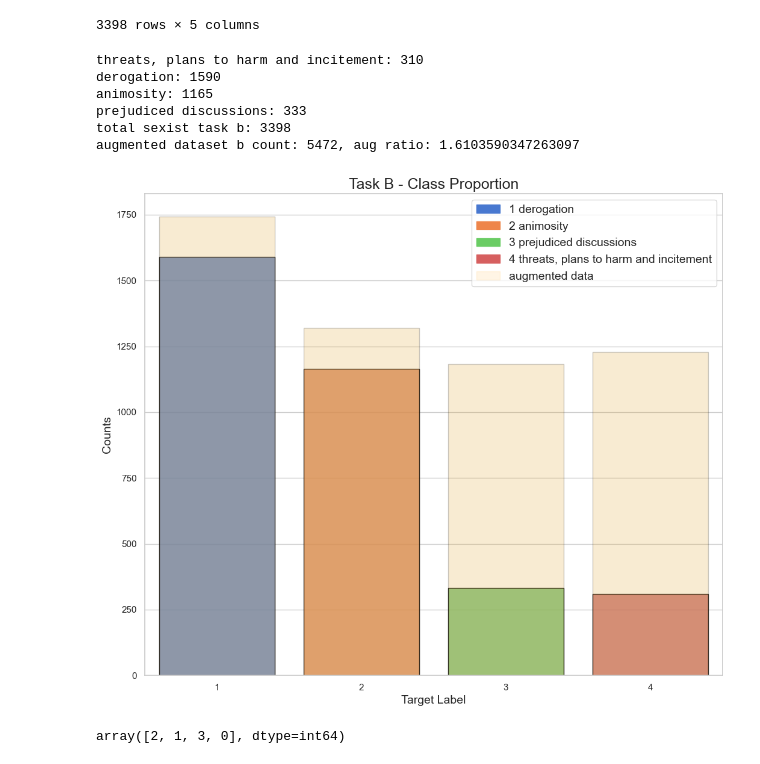
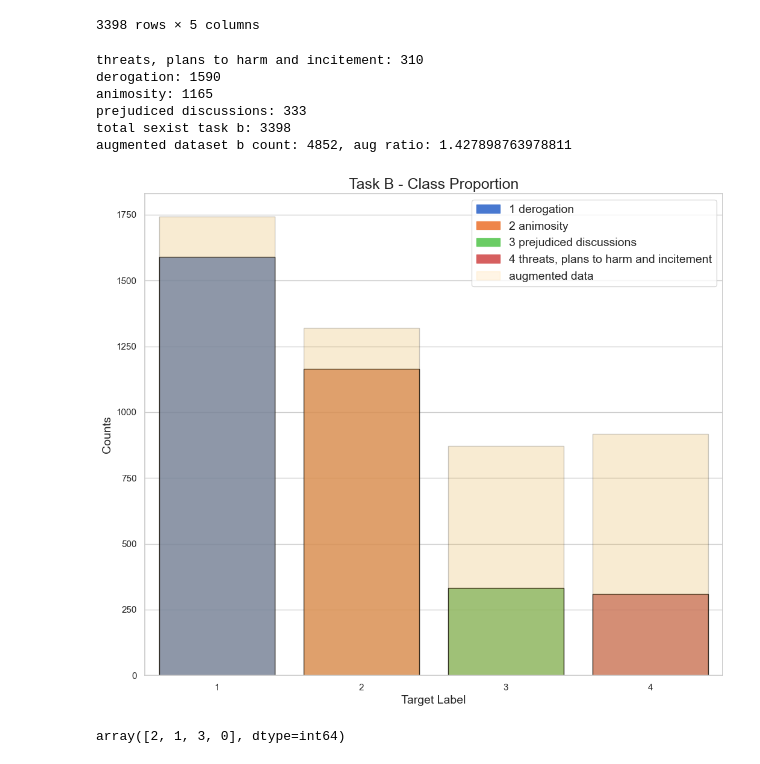
Before and after one commit to AxelBogos/SemEval-Edos, a Jupyter notebook: notebooks/5_ab_final-report-plots-data-aug.ipynb, the cells around one changed output. Saved outputs shown, nothing was run; the diff lists cells and outputs as text; code cells hidden in the pictures.

```diff
--- a/notebooks/5_ab_final-report-plots-data-aug.ipynb
+++ b/notebooks/5_ab_final-report-plots-data-aug.ipynb
@@ -128,7 +128,7 @@ print(f"total sexist task b: {len(pd.concat([b1, b2, b3, b4]))}")
 
 aug_task_b = pd.concat([train_task_b,
                         b1_aug_insertion,
-                        b1_aug_syn.sample(int(len(b1)*1)),
+                        b1_aug_syn.sample(int(len(b1)*0)),
                         b1_aug_swap.sample(int(len(b1)*0)),
 
                         b2_aug_insertion.sample(int(len(b2)*0)),
@@ -137,7 +137,7 @@ aug_task_b = pd.concat([train_task_b,
                         b3_aug_insertion.sample(int(len(b3)*0)),
                         b3_aug_syn.sample(int(len(b3)*0)),
 
-                        b4_aug_syn.sample(int(len(b1)*1)),
+                        b4_aug_syn.sample(int(len(b1)*0)),
                         b4_aug_insertion.sample(int(len(b1)*1)),
                         b4_aug_swap.sample(int(len(b4)*0)),
 
@@ -170,35 +170,35 @@ counts1 = counts1.reindex([1,2,3,0])
 # Create a bar plot using Seaborn
 palette = sns.color_palette("muted")
 sns.barplot(x=counts.index, y=counts.values, order=counts.index, palette=palette,
             edgecolor="black", alpha=0.8)
 
 sns.barplot(x=counts1.index, y=counts1.values, order=counts1.index, color='orange',
             edgecolor="black", alpha=0.2)
 
 labels = ['1 derogation', '2 animosity', '3 prejudiced discussions', '4 threats, plans to harm and incitement']
 labels_axis = ['1', '2', '3', '4']
 plt.xticks([0, 1, 2, 3], labels_axis)
 
 # Create proxy artists for the legend
 proxy_artists = []
 for i, (label, color) in enumerate(zip(labels, palette)):
     proxy_artists.append(mpatches.Patch(color=color, label=label, edgecolor='black', alpha=1))
     if i == 3:
         # Add a separate bar for augmented data
         proxy_artists.append(mpatches.Patch(color='orange', label="augmented data", edgecolor='black', alpha=0.1))
 
 # Create the legend
 plt.legend(handles=proxy_artists, loc='upper right', fontsize=14, bbox_to_anchor=(1.0, 1.0))
 plt.subplots_adjust(left=0.1, right=0.9, bottom=0.1, top=0.9)
 # plt.savefig('TaskB-ClassProportion_aug.png', dpi=500)
 # %% [output]
 threats, plans to harm and incitement: 310
 derogation: 1590
 animosity: 1165
 prejudiced discussions: 333
 total sexist task b: 3398
-augmented dataset b count: 5472, aug ratio: 1.6103590347263097
+augmented dataset b count: 4852, aug ratio: 1.427898763978811
-[figure, old version]
+[figure, new version]
 # %%
 aug_task_b['target_b'].unique()
 # %% [output]
```
Also changed, not shown: 1 other file.
